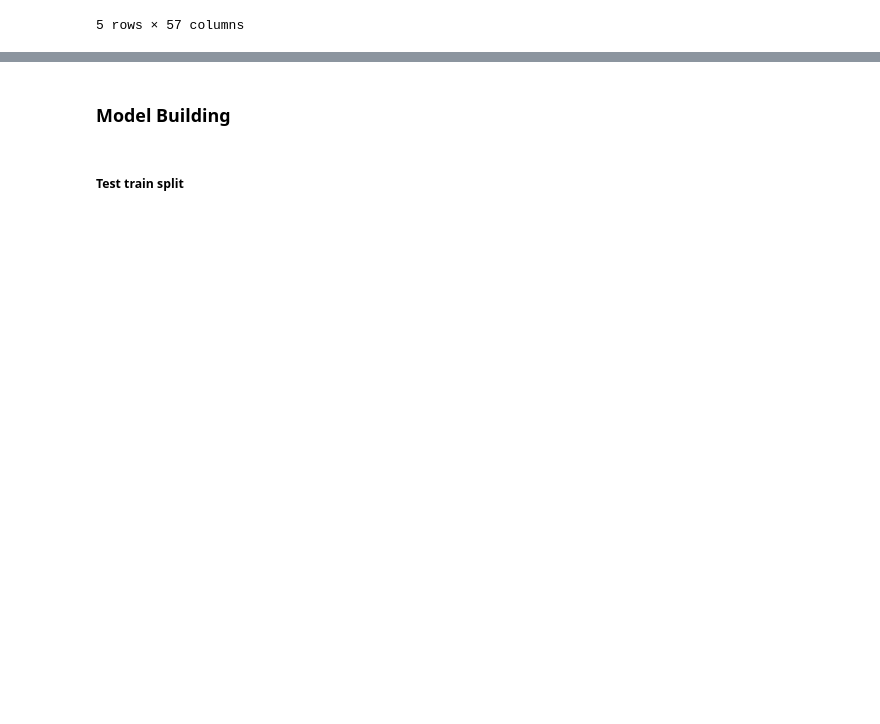
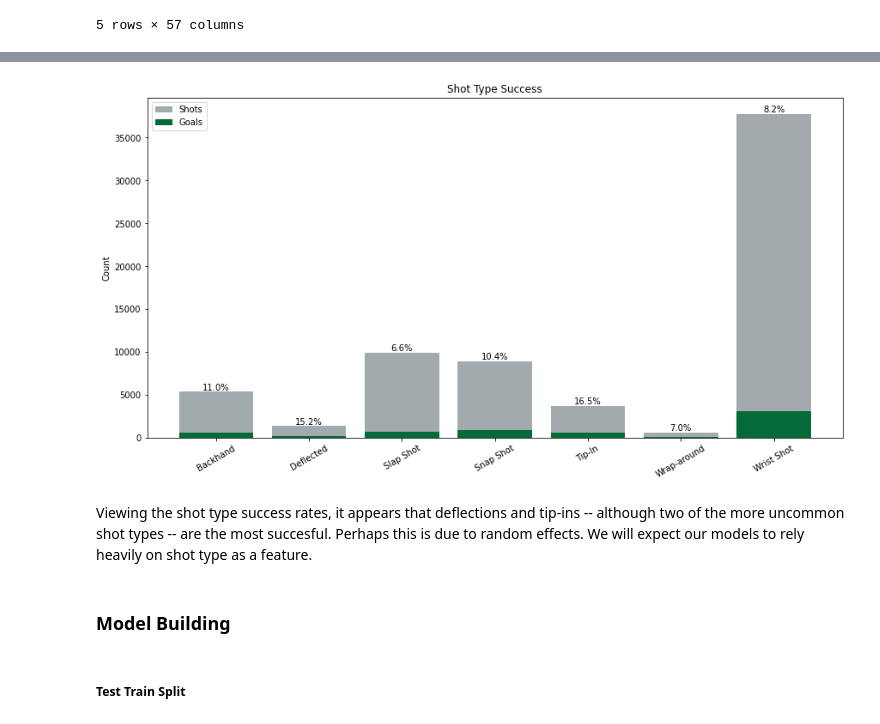
Before and after one commit to shawzy2/expected_goals, a Jupyter notebook: notebook/goalie_trends.ipynb, the cells around one changed output, grey strips where cells are left out. Drawn from its saved outputs; the diff is of its cells as text; code cells hidden in the pictures; blank space fills up the shorter version.

```diff
--- a/notebook/goalie_trends.ipynb
+++ b/notebook/goalie_trends.ipynb
@@ -360,2 +485,45 @@ Change in angle of rebound vs Shot outcome
+# %%
+# get goal counts for each type of shot
+df_tmp = df[['is_goal', 'shot_type_Backhand', 'shot_type_Deflected', 'shot_type_Slap Shot',
+            'shot_type_Snap Shot', 'shot_type_Tip-In', 'shot_type_Wrap-around', 'shot_type_Wrist Shot']].copy()
+
+# extract data as arrays
+x_labels = ['Backhand', 'Deflected', 'Slap Shot', 'Snap Shot', 'Tip-In', 'Wrap-around', 'Wrist Shot']
+goals = df_tmp[df_tmp['is_goal']].sum()[1:].values
+all_shots = df_tmp.sum()[1:].values
+
+fig = plt.figure()
+
+#### create skater performance plot ###
+ax1 = fig.add_subplot()
+skater_shots = ax1.bar(x_labels, all_shots,
+                color='#A2AAAD',
+                label='Shots')
+skater_goals = ax1.bar(x_labels, goals,
+                color='#046A38',
+                label='Goals')
+ax1.legend()
+plt.title('Shot Type Success')
+plt.xlabel("")
+plt.ylabel("Count")
+plt.xticks(rotation=30)
+
+# print goal percentage for each timezone
+rects = ax1.patches # create labels
+labels = []
+for i in range(len(goals)):
+    labels.append(round(goals[i] / all_shots[i] * 100,1))
+for rect, label in zip(rects, labels): # apply labels
+    height = rect.get_height()
+    text_color = 'black'
+    ax1.text(rect.get_x() + rect.get_width() / 2, height + 5, str(label)+'%',
+            ha='center', va='bottom', color=text_color)
+
+plt.subplots_adjust(top=1.5, right=2)
+plt.show()
+# %% [output]
+[figure, added]
+# %% [markdown]
+Viewing the shot type success rates, it appears that deflections and tip-ins -- although two of the more uncommon shot types -- are the most succesful. Perhaps this is due to random effects. We will expect our models to rely heavily on shot type as a feature.
 # %% [markdown]
-### Model Building
+### Model Building <a class="anchor" id="5"></a>
@@ -376,2 +549,2 @@ from sklearn.metrics import make_scorer
 # %% [markdown]
-##### Test train split
+##### Test Train Split <a class="anchor" id="5.1"></a>
```
Also changed, not shown: parts of 44 cells of this notebook, 1 other file.
